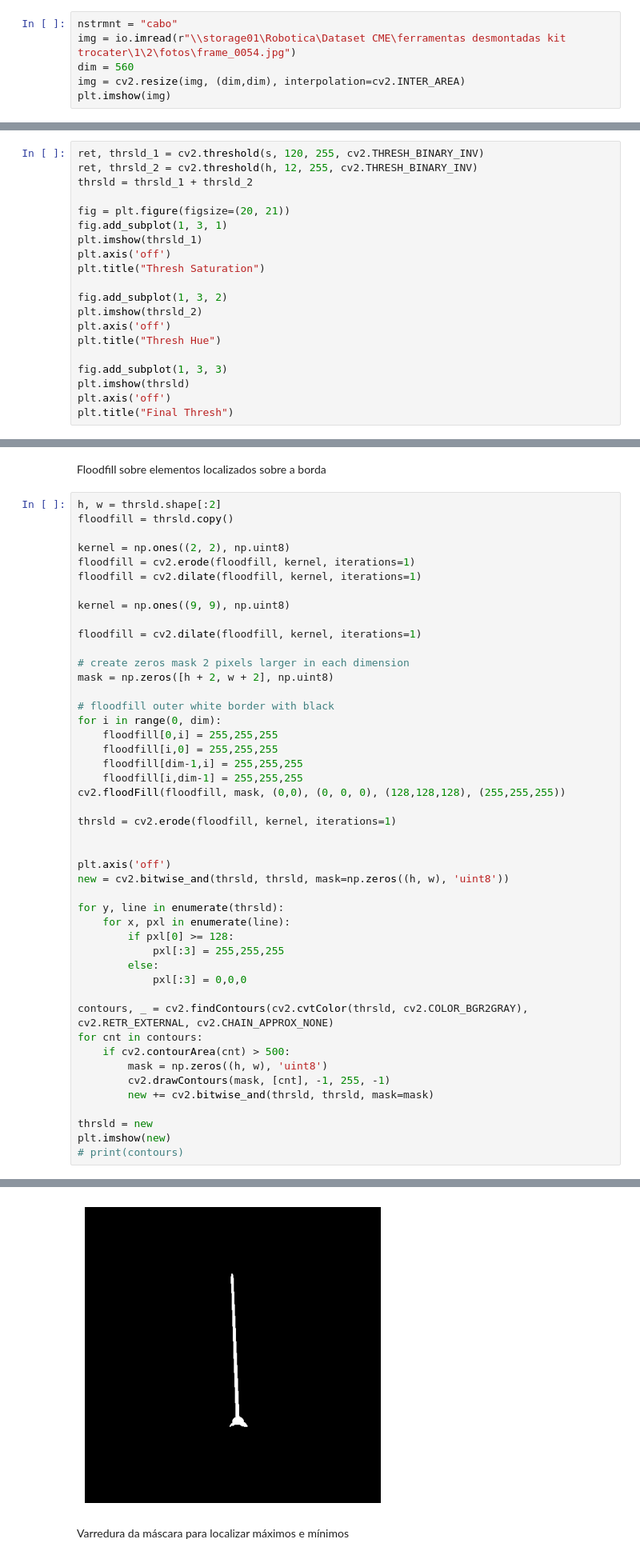
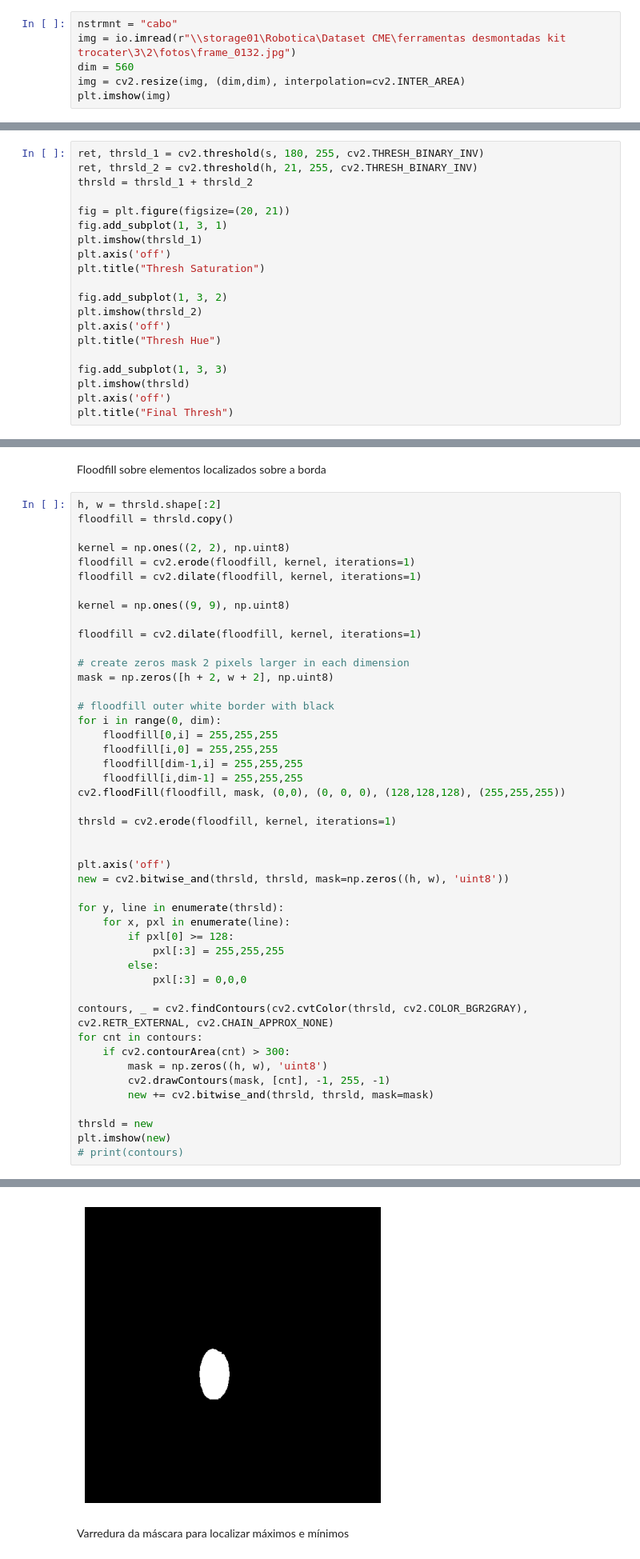
Before and after one commit to Rafael-Marinho-dos-Anjos/image_division-new-, a Jupyter notebook: segmentation_test.ipynb, the cells around one changed output, grey strips where cells are left out. Shown at 80% size. Drawn from its saved outputs; the diff is of its cells as text.

```diff
--- a/segmentation_test.ipynb
+++ b/segmentation_test.ipynb
@@ -7,7 +7,7 @@ from skimage import io
 Carregamento e resizing da imagem
 # %%
 nstrmnt = "cabo"
-img = io.imread(r"\\storage01\Robotica\Dataset CME\ferramentas desmontadas kit trocater\1\2\fotos\frame_0054.jpg")
+img = io.imread(r"\\storage01\Robotica\Dataset CME\ferramentas desmontadas kit trocater\3\2\fotos\frame_0132.jpg")
 dim = 560
 img = cv2.resize(img, (dim,dim), interpolation=cv2.INTER_AREA)
 plt.imshow(img)
@@ -47,8 +47,8 @@ Text(0.5, 1.0, 'Luminance')
 # %% [markdown]
 Ciação da máscara
 # %%
-ret, thrsld_1 = cv2.threshold(s, 120, 255, cv2.THRESH_BINARY_INV)
-ret, thrsld_2 = cv2.threshold(h, 12, 255, cv2.THRESH_BINARY_INV)
+ret, thrsld_1 = cv2.threshold(s, 180, 255, cv2.THRESH_BINARY_INV)
+ret, thrsld_2 = cv2.threshold(h, 21, 255, cv2.THRESH_BINARY_INV)
 thrsld = thrsld_1 + thrsld_2
 
 fig = plt.figure(figsize=(20, 21))
@@ -91,35 +91,35 @@ for i in range(0, dim):
     floodfill[0,i] = 255,255,255
     floodfill[i,0] = 255,255,255
     floodfill[dim-1,i] = 255,255,255
     floodfill[i,dim-1] = 255,255,255
 cv2.floodFill(floodfill, mask, (0,0), (0, 0, 0), (128,128,128), (255,255,255))
 
 thrsld = cv2.erode(floodfill, kernel, iterations=1)
 
 
 plt.axis('off')
 new = cv2.bitwise_and(thrsld, thrsld, mask=np.zeros((h, w), 'uint8'))
 
 for y, line in enumerate(thrsld):
     for x, pxl in enumerate(line):
         if pxl[0] >= 128:
             pxl[:3] = 255,255,255
         else:
             pxl[:3] = 0,0,0
 
 contours, _ = cv2.findContours(cv2.cvtColor(thrsld, cv2.COLOR_BGR2GRAY), cv2.RETR_EXTERNAL, cv2.CHAIN_APPROX_NONE)
 for cnt in contours:
-    if cv2.contourArea(cnt) > 500:
+    if cv2.contourArea(cnt) > 300:
         mask = np.zeros((h, w), 'uint8')
         cv2.drawContours(mask, [cnt], -1, 255, -1)
         new += cv2.bitwise_and(thrsld, thrsld, mask=mask)
 
 thrsld = new
 plt.imshow(new)
 # print(contours)
 # %% [output]
 <matplotlib.image.AxesImage at 0x...>
-[figure, old version]
+[figure, new version]
 # %% [markdown]
 Varredura da máscara para localizar máximos e mínimos
 # %%
```
Also changed, not shown: parts of 4 cells of this notebook, 5 other files.
